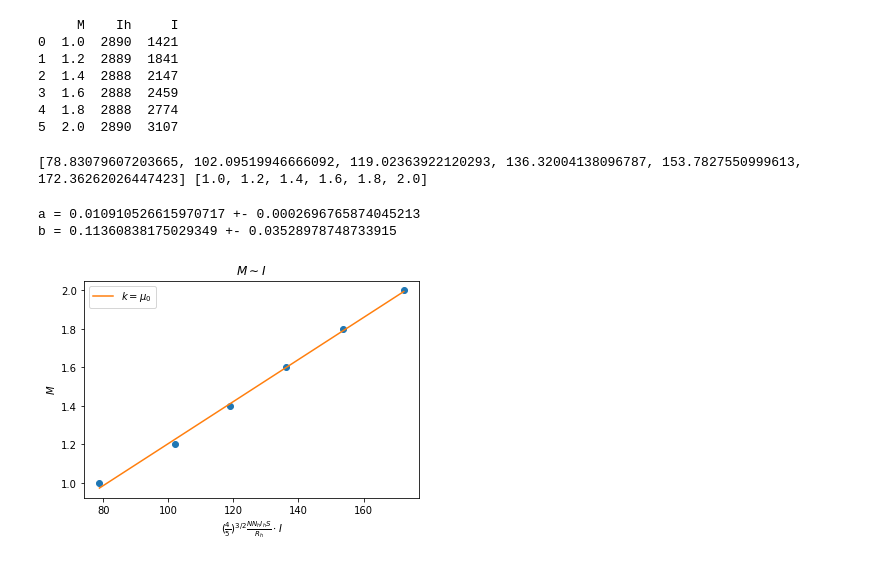
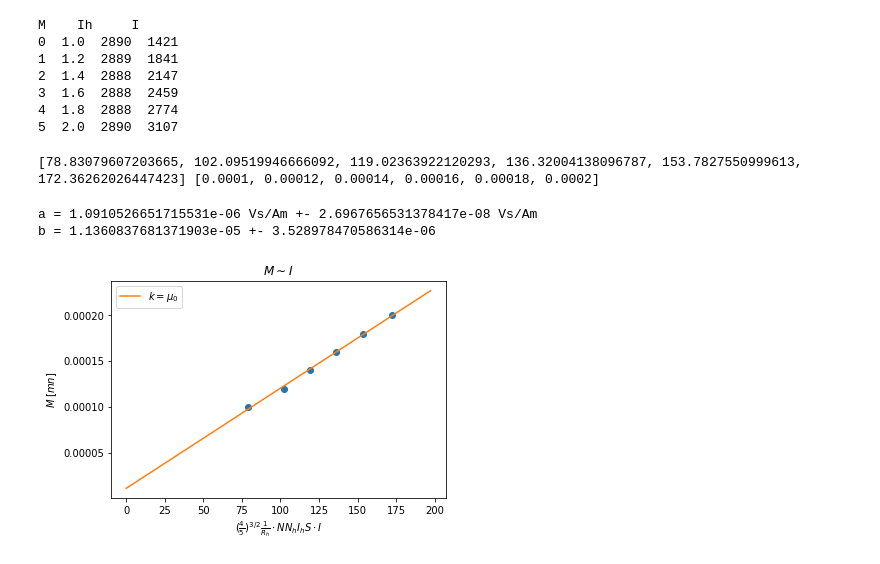
Before and after one commit to gregpr07/fizikalniPraktikum2, a Jupyter notebook: vaja45/obdelava.ipynb, the cells around one changed output. Saved outputs shown, nothing was run; the diff lists cells and outputs as text; code cells hidden in the pictures.

```diff
--- a/vaja45/obdelava.ipynb
+++ b/vaja45/obdelava.ipynb
@@ -30,13 +30,12 @@ r = 0.1216/2
 
 S = math.pi*r**2
 
-mu0 = 4*math.pi*10**-7
-
 x = [(4/5)**(3/2) *N*Nh*S/Rh *row['I']*row['Ih']*10**-6 for index,row in data.iterrows()]
-y = list(M)
+# pretvorba v Nm (Newton metre)
+y = [y * 10 **-4 for y in M]
 print(x,y)
 # %% [output]
-[78.83079607203665, 102.09519946666092, 119.02363922120293, 136.32004138096787, 153.7827550999613, 172.36262026447423] [1.0, 1.2, 1.4, 1.6, 1.8, 2.0]
+[78.83079607203665, 102.09519946666092, 119.02363922120293, 136.32004138096787, 153.7827550999613, 172.36262026447423] [0.0001, 0.00012, 0.00014, 0.00016, 0.00018, 0.0002]
 # %%
 params = curve_fit(
     fit_func, x, y)
@@ -45,25 +44,25 @@ b = params[0][1]
 
 # CALCULATE ERRORS FROM MATRIX
 errs = np.sqrt(np.diag(params[1]))
-print('a =', a,'+-',errs[0], '\nb =', b,'+-',errs[1])
+print('a =', a,'Vs/Am','+-',errs[0],'Vs/Am', '\nb =', b,'+-',errs[1])
 # %% [output]
-a = 0.010910526615970717 +- 0.0002696765874045213
-b = 0.11360838175029349 +- 0.03528978748733915
+a = 1.0910526651715531e-06 Vs/Am +- 2.6967656531378417e-08 Vs/Am
+b = 1.1360837681371903e-05 +- 3.528978470586314e-06
 # %%
-x_fit = np.linspace(x[0], x[-1], 100)
+x_fit = np.linspace(0, x[-1]+25, 100)
 
 y_fit = fit_func(x_fit, a, b)
 
 plt.plot(x, y, 'o')
 plt.plot(x_fit, y_fit, label=r'$k = \mu_0$')
 
 plt.title(r'$M \sim I$')
-plt.ylabel(r'$M$')
-plt.xlabel(r'$(\frac{4}{5})^{3/2} \frac{N N_h I_h S}{R_h}\cdot I$')
+plt.ylabel(r'$M \; [mn]$')
+plt.xlabel(r'$(\frac{4}{5})^{3/2} \frac{1}{R_h}\cdot N N_h I_h S \cdot I$')
 
 #plt.grid(True)
 
 plt.legend()
 plt.show()
 # %% [output]
-[figure, old version]
+[figure, new version]
```
Also changed, not shown: parts of 4 cells of this notebook, 4 other files.
